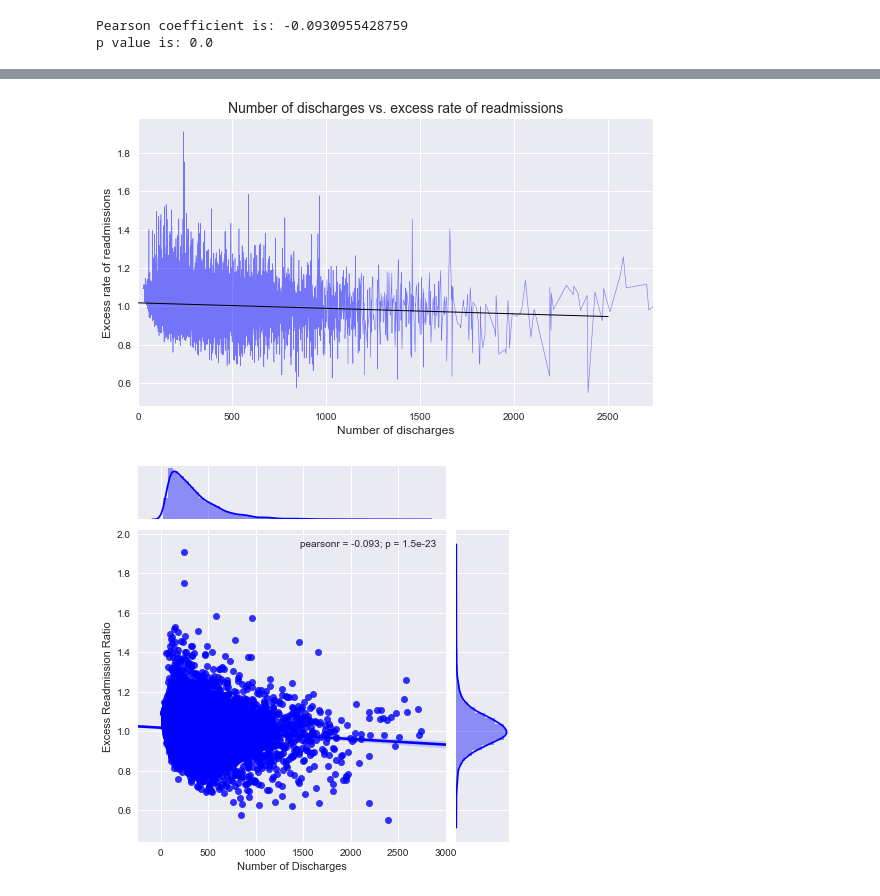
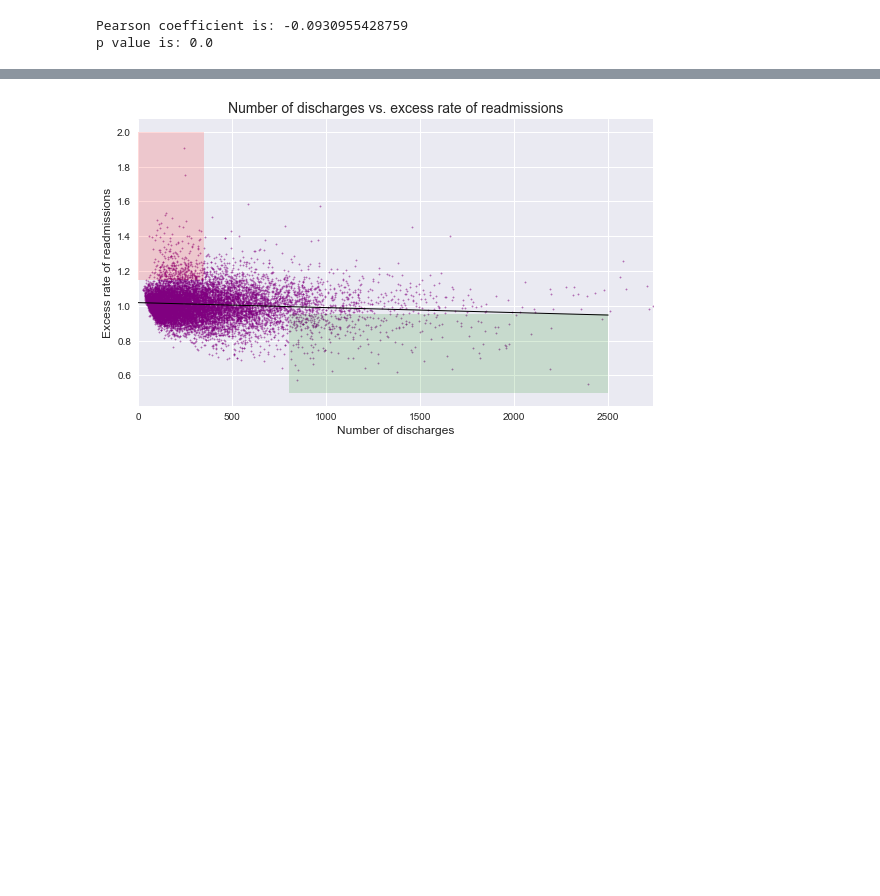
Before and after one commit to shuojiashi/hospital_readmit, a Jupyter notebook: Hospital_readmission_stats_analysis .ipynb, the cells around one changed output, grey strips where cells are left out. Cells and saved outputs as stored; diff of their text form; code cells hidden in the pictures; blank space fills up the shorter version.

Commit message:
change scatter plot

```diff
--- a/Hospital_readmission_stats_analysis .ipynb
+++ b/Hospital_readmission_stats_analysis .ipynb
@@ -163,24 +163,26 @@ I used a line plot with a regression line plotted in the same figure. It conveys
 # %%
 
 fig, ax = plt.subplots(figsize=(8,5))
-ax.plot(n_dis, r_r, color='blue', alpha=0.5, linewidth=0.6)
-sns.jointplot(n_dis, r_r, kind='reg', color = 'blue')
+ax.scatter(x=n_dis, y=r_r,s=2, c='purple', alpha=0.5)
 
 slope, intercept =np.polyfit(n_dis, r_r, 1)
 
 x_1 = np.array([0,2500])
 y_1 = x_1*slope+intercept
 
 ax.plot(x_1, y_1, color='black', linewidth=1)
+
+ax.fill_between([0,350], 1.15, 2, facecolor='red', alpha = .15, interpolate=True)
+ax.fill_between([800,2500], .5, .95, facecolor='green', alpha = .15, interpolate=True)
+
 
 
 ax.set_xlim([0, max(n_dis)])
 ax.set_xlabel('Number of discharges', fontsize=12)
 ax.set_ylabel('Excess rate of readmissions', fontsize=12)
 ax.set_title('Number of discharges vs. excess rate of readmissions', fontsize=14)
 
 ax.grid(True)
 fig.tight_layout()
 # %% [output]
-[figure, old version]
+[figure, new version]
-[figure, removed]
```
Also changed, not shown: parts of 2 cells of this notebook.
